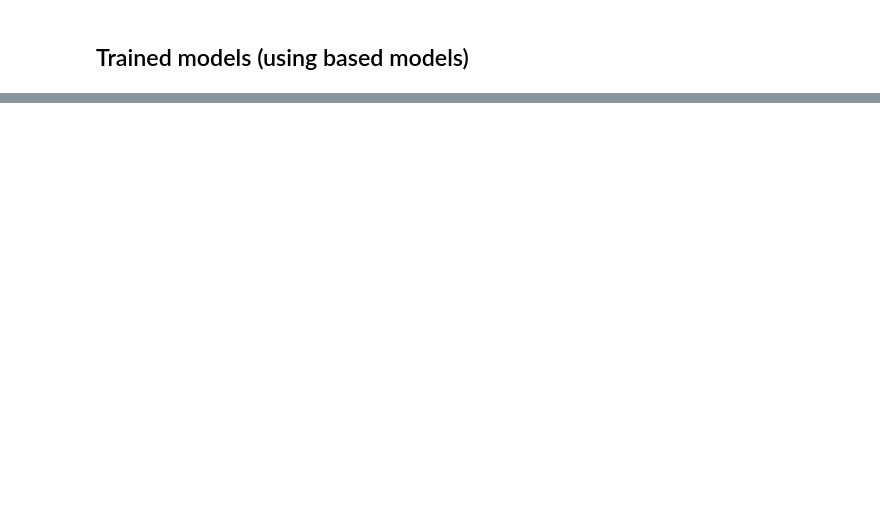
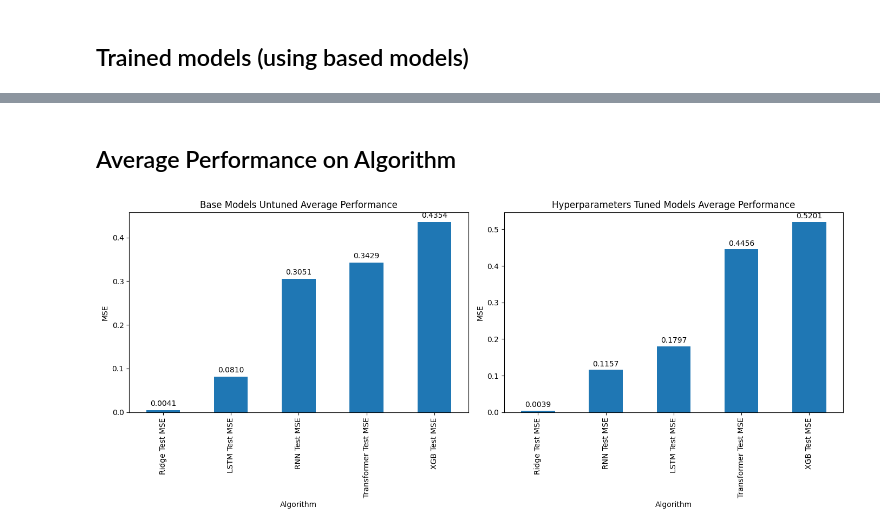
Before and after one commit to nite4/mscfe-masters-project, a Jupyter notebook: src/run_strategy.ipynb, the cells around one changed output, grey strips where cells are left out. Cells and saved outputs as stored; diff of their text form; code cells hidden in the pictures; blank space fills up the shorter version.

```diff
--- a/src/run_strategy.ipynb
+++ b/src/run_strategy.ipynb
@@ -779,0 +807,32 @@ display(untuned_performance_df)
+# %% [markdown]
+## Average Performance on Algorithm
+# %%
+fig, axes = plt.subplots(1, 2, figsize=(14, 6))  # Create a 1-row, 2-column figure
+
+# Untuned Performance
+untuned_mse = untuned_performance_df.loc[lst_mse].mean(axis=1).sort_values(ascending=True)
+untuned_mse.plot.bar(ax=axes[0])
+axes[0].set_title("Base Models Untuned Average Performance")
+axes[0].set_xlabel("Algorithm")
+axes[0].set_ylabel("MSE")
+
+# Annotate the bars with MSE values
+for index, value in enumerate(untuned_mse):
+    axes[0].text(index, value + 0.01, f"{value:.4f}", ha="center", fontsize=10)
+
+# Tuned Performance
+tuned_mse = tuned_performance_df.loc[lst_mse].mean(axis=1).sort_values(ascending=True)
+tuned_mse.plot.bar(ax=axes[1])
+axes[1].set_title("Hyperparameters Tuned Models Average Performance")
+axes[1].set_xlabel("Algorithm")
+axes[1].set_ylabel("MSE")
+
+# Annotate the bars with MSE values
+for index, value in enumerate(tuned_mse):
+    axes[1].text(index, value + 0.01, f"{value:.4f}", ha="center", fontsize=10)
+
+# Adjust layout for better spacing
+plt.tight_layout()
+plt.show()
+# %% [output]
+[figure, added]
```
Also changed, not shown: parts of 13 cells of this notebook, 1 other file.
